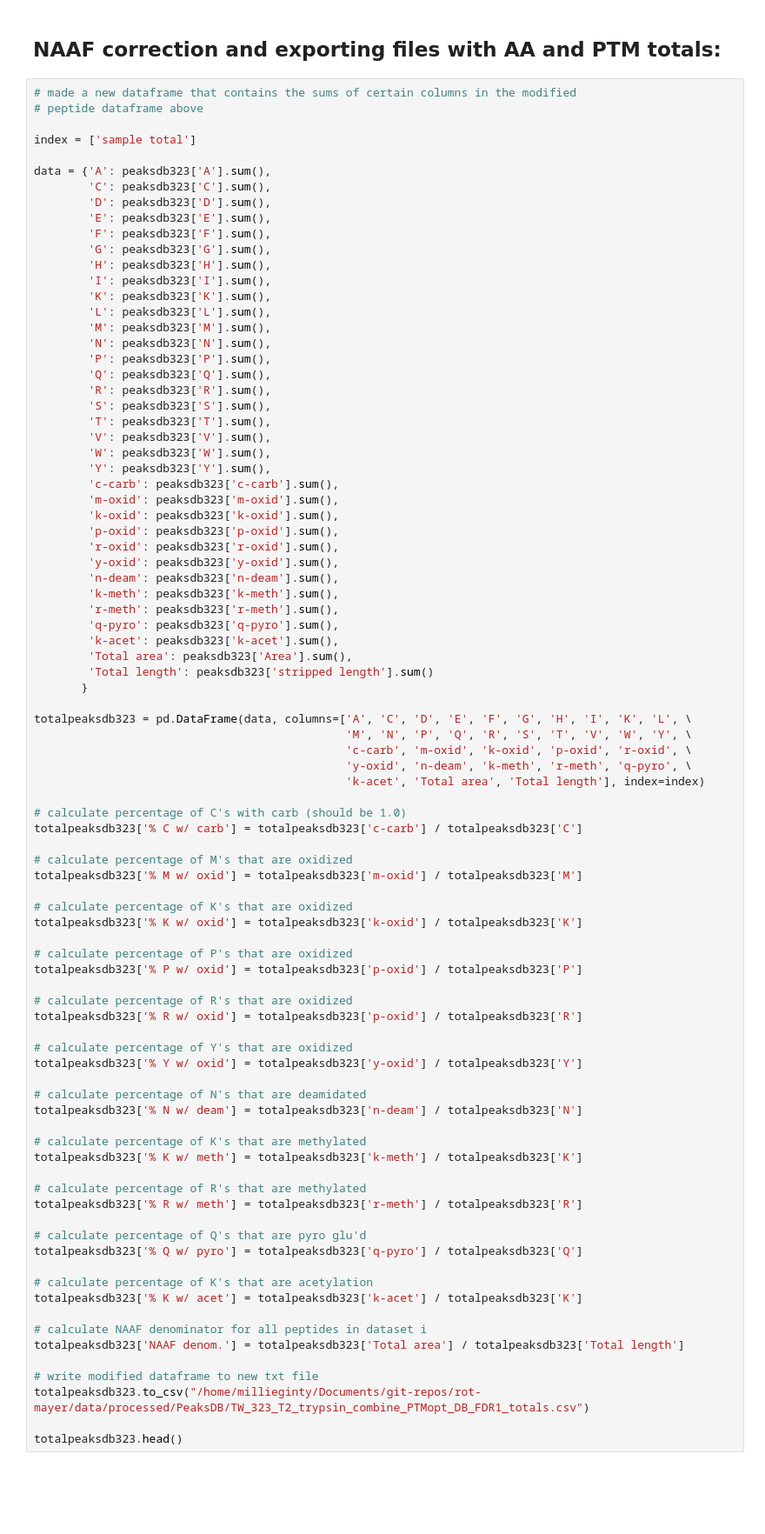
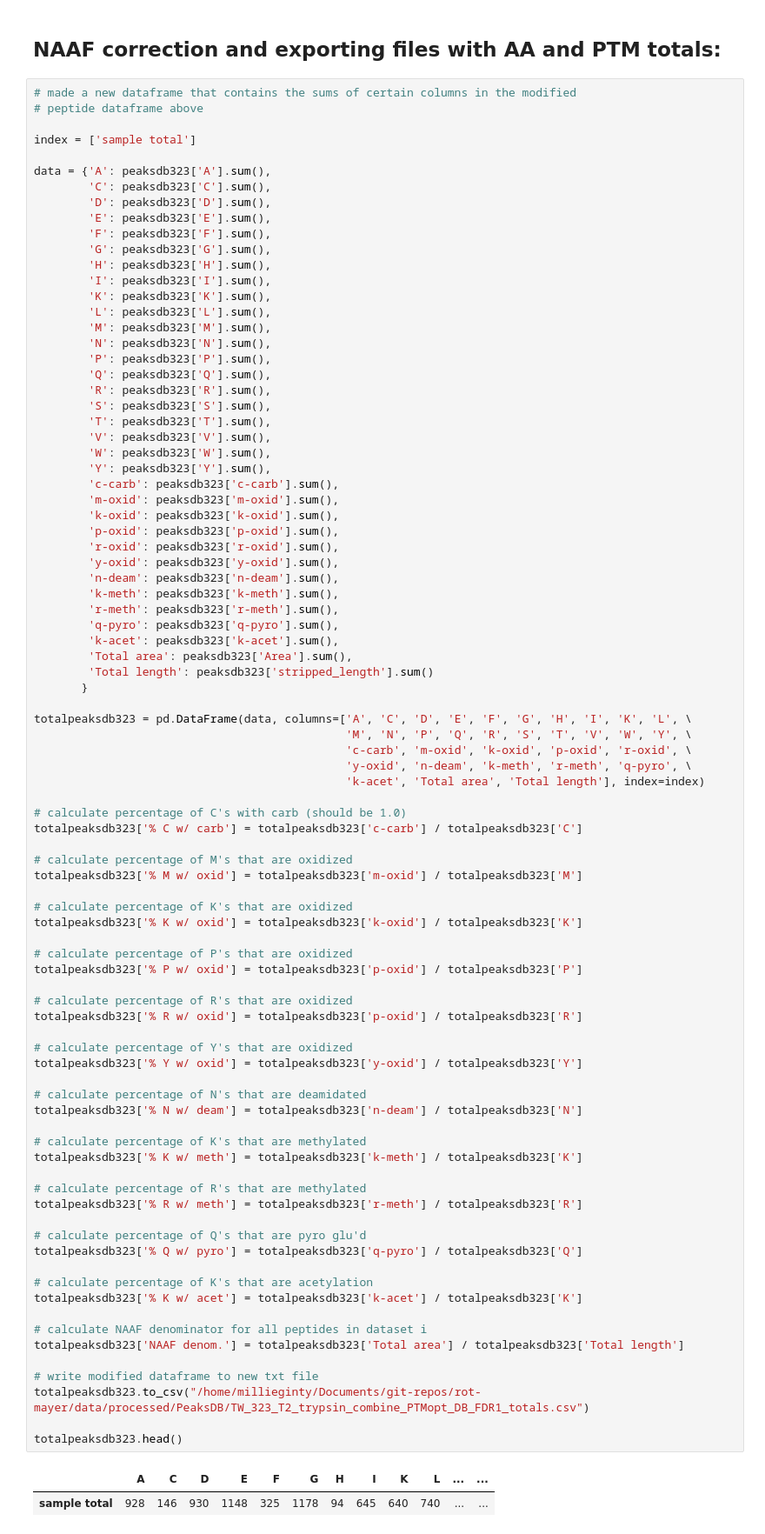
Before and after one commit to MeganEDuffy/rot-mayer, a Jupyter notebook: notebooks/PeaksDB/323_T2_trypsin_PeaksDB.ipynb, the cells around one changed output. Shown at 87% size. Cells and saved outputs as stored; diff of their text form; blank space fills up the shorter version.

```diff
--- a/notebooks/PeaksDB/323_T2_trypsin_PeaksDB.ipynb
+++ b/notebooks/PeaksDB/323_T2_trypsin_PeaksDB.ipynb
@@ -312,7 +324,7 @@ data = {'A': peaksdb323['A'].sum(),
         'q-pyro': peaksdb323['q-pyro'].sum(),
         'k-acet': peaksdb323['k-acet'].sum(),
         'Total area': peaksdb323['Area'].sum(),
-        'Total length': peaksdb323['stripped length'].sum()
+        'Total length': peaksdb323['stripped_length'].sum()
        }
 
 totalpeaksdb323 = pd.DataFrame(data, columns=['A', 'C', 'D', 'E', 'F', 'G', 'H', 'I', 'K', 'L', \
@@ -334,30 +346,33 @@ totalpeaksdb323['% K w/ oxid'] = totalpeaksdb323['k-oxid'] / totalpeaksdb323['K'
 totalpeaksdb323['% P w/ oxid'] = totalpeaksdb323['p-oxid'] / totalpeaksdb323['P']
 
 # calculate percentage of R's that are oxidized
 totalpeaksdb323['% R w/ oxid'] = totalpeaksdb323['p-oxid'] / totalpeaksdb323['R']
 
 # calculate percentage of Y's that are oxidized
 totalpeaksdb323['% Y w/ oxid'] = totalpeaksdb323['y-oxid'] / totalpeaksdb323['Y']
 
 # calculate percentage of N's that are deamidated
 totalpeaksdb323['% N w/ deam'] = totalpeaksdb323['n-deam'] / totalpeaksdb323['N']
 
 # calculate percentage of K's that are methylated
 totalpeaksdb323['% K w/ meth'] = totalpeaksdb323['k-meth'] / totalpeaksdb323['K']
 
 # calculate percentage of R's that are methylated
 totalpeaksdb323['% R w/ meth'] = totalpeaksdb323['r-meth'] / totalpeaksdb323['R']
 
 # calculate percentage of Q's that are pyro glu'd
 totalpeaksdb323['% Q w/ pyro'] = totalpeaksdb323['q-pyro'] / totalpeaksdb323['Q']
 
 # calculate percentage of K's that are acetylation
 totalpeaksdb323['% K w/ acet'] = totalpeaksdb323['k-acet'] / totalpeaksdb323['K']
 
 # calculate NAAF denominator for all peptides in dataset i
 totalpeaksdb323['NAAF denom.'] = totalpeaksdb323['Total area'] / totalpeaksdb323['Total length']
 
 # write modified dataframe to new txt file
 totalpeaksdb323.to_csv("/home/millieginty/Documents/git-repos/rot-mayer/data/processed/PeaksDB/TW_323_T2_trypsin_combine_PTMopt_DB_FDR1_totals.csv")
 
 totalpeaksdb323.head()
+# %% [output]
+|  | A | C | D | E | F | G | H | I | K | L | ... | ... |
+| sample total | 928 | 146 | 930 | 1148 | 325 | 1178 | 94 | 645 | 640 | 740 | ... | ... |
```
Also changed, not shown: parts of 5 cells of this notebook, 16 other files.
